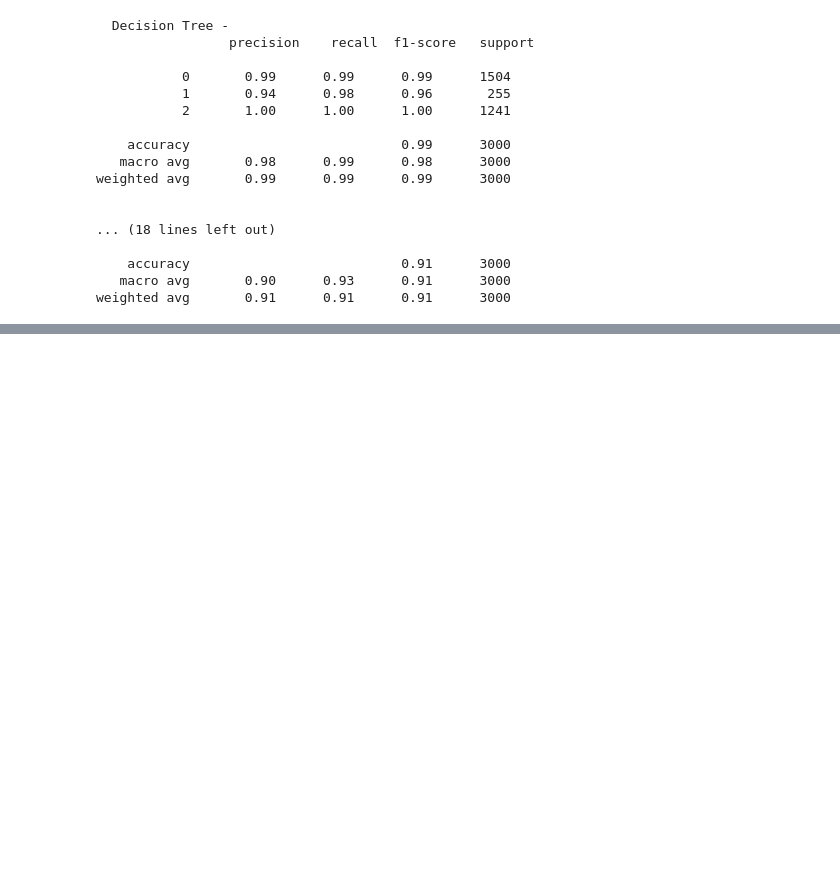
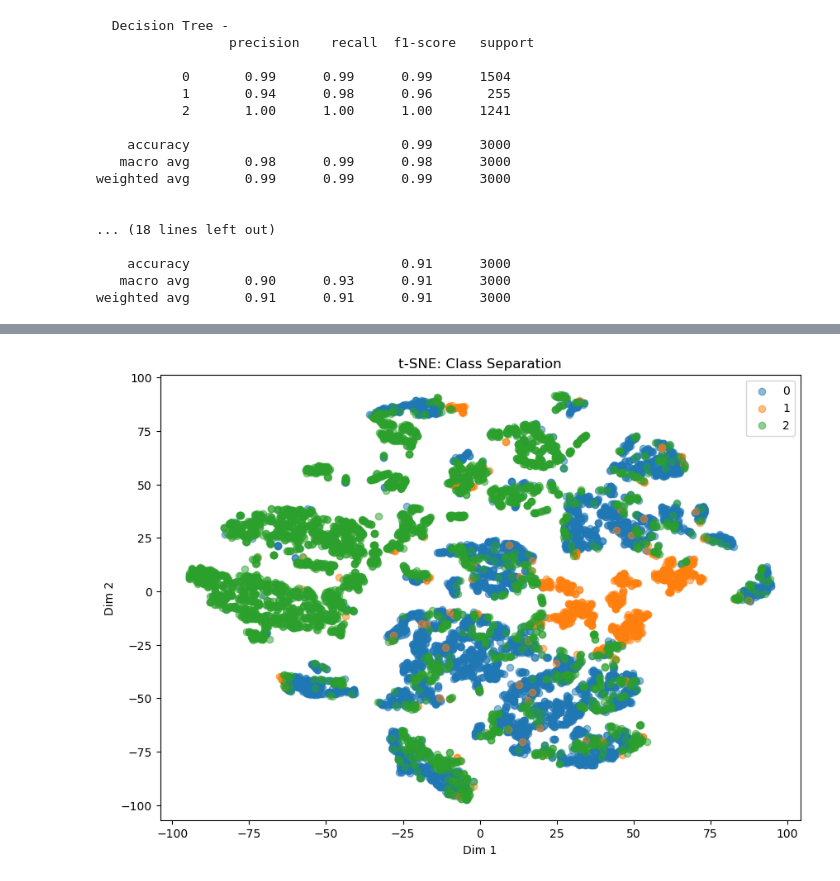
Before and after one commit to rabbit2307/My_Projects, a Jupyter notebook: ML Projects/Predicting Stars, Galaxies & Quasars with Machine Learning.ipynb, the cells around one changed output, grey strips where cells are left out. Cells and saved outputs as stored; diff of their text form; code cells hidden in the pictures; blank space fills up the shorter version.

```diff
--- a/ML Projects/Predicting Stars, Galaxies & Quasars with Machine Learning.ipynb
+++ b/ML Projects/Predicting Stars, Galaxies & Quasars with Machine Learning.ipynb
@@ -304,0 +392,18 @@ The predicted class for the sample object is: Star
+# %%
+#t-SNE Visualization
+
+from sklearn.manifold import TSNE
+
+tsne = TSNE(n_components=2, random_state=42)
+X_tsne = tsne.fit_transform(X)
+
+plt.figure(figsize=(10,7))
+for label in np.unique(y):
+    plt.scatter(X_tsne[y == label, 0], X_tsne[y == label, 1], label=le.inverse_transform([label])[0], alpha=0.5)
+plt.title("t-SNE: Class Separation")
+plt.xlabel("Dim 1")
+plt.ylabel("Dim 2")
+plt.legend()
+plt.show()
+# %% [output]
+[figure, added]
```
Also changed, not shown: parts of 17 cells of this notebook, 3 other files.
